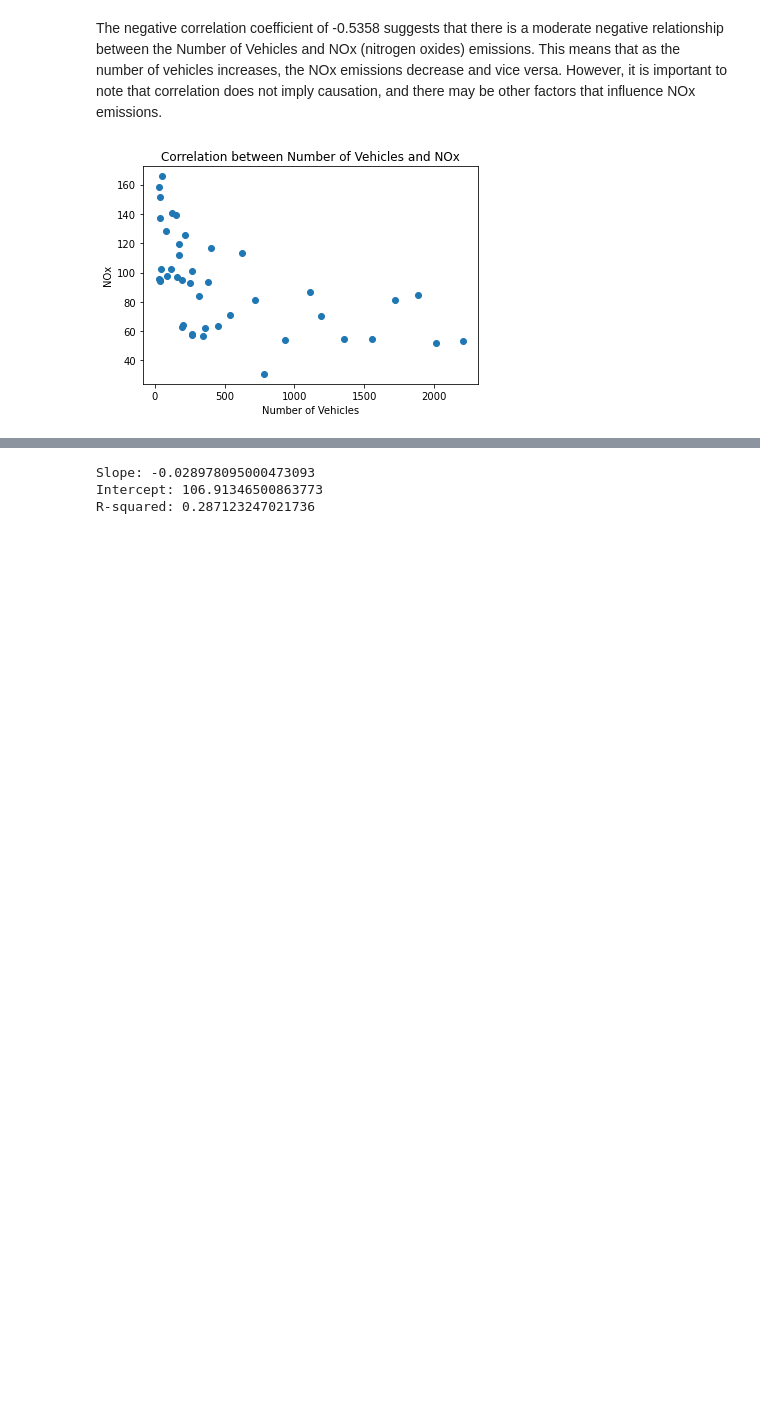
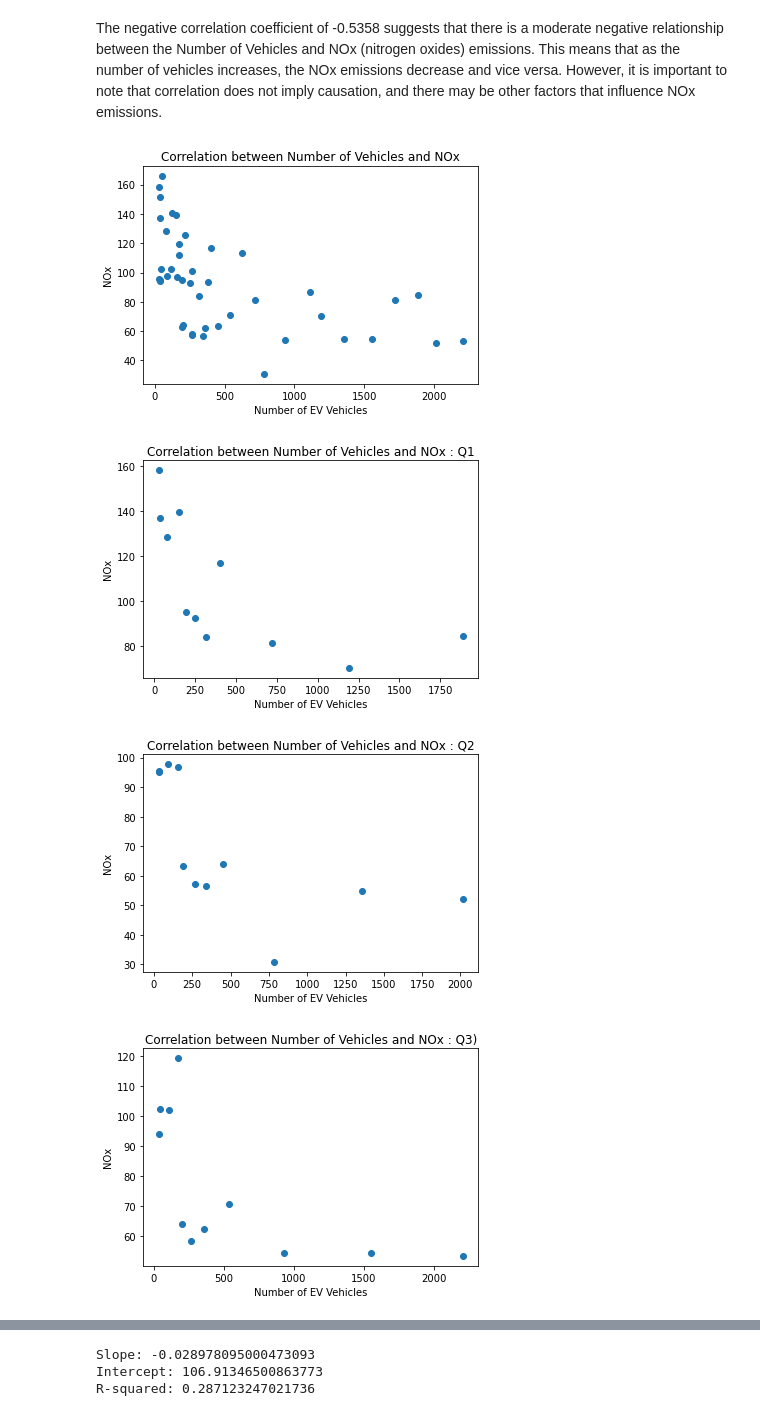
Before and after one commit to sxy1813082/DS-mini-project-repository, a Jupyter notebook: DSMP_G33_EVandAQ.ipynb, the cells around one changed output, grey strips where cells are left out. Cells and saved outputs as stored; diff of their text form; code cells hidden in the pictures; blank space fills up the shorter version.

```diff
--- a/DSMP_G33_EVandAQ.ipynb
+++ b/DSMP_G33_EVandAQ.ipynb
@@ -211,11 +319,38 @@ Correlation between Number of Vehicles and NOx: -0.5358388256012585
 # %% [markdown]
 The negative correlation coefficient of -0.5358 suggests that there is a moderate negative relationship between the Number of Vehicles and NOx (nitrogen oxides) emissions. This means that as the number of vehicles increases, the NOx emissions decrease and vice versa. However, it is important to note that correlation does not imply causation, and there may be other factors that influence NOx emissions.
-# %%
-# Create the scatter plot
-plt.scatter(merged_df['Number of Vehicles'], merged_df['NOx'])
-plt.title('Correlation between Number of Vehicles and NOx')
-plt.xlabel('Number of Vehicles')
-plt.ylabel('NOx')
-plt.show()
-# %% [output]
-[figure, removed]
+# %%
+# Create the scatter plot
+plt.scatter(merged_df['Number of Vehicles'], merged_df['NOx'])
+plt.title('Correlation between Number of Vehicles and NOx')
+plt.xlabel('Number of EV Vehicles')
+plt.ylabel('NOx')
+plt.show()
+
+plt.scatter(merged_df_Q1['Number of Vehicles'], merged_df_Q1['NOx'])
+plt.title('Correlation between Number of Vehicles and NOx : Q1')
+plt.xlabel('Number of EV Vehicles')
+plt.ylabel('NOx')
+plt.show()
+
+plt.scatter(merged_df_Q2['Number of Vehicles'], merged_df_Q2['NOx'])
+plt.title('Correlation between Number of Vehicles and NOx : Q2')
+plt.xlabel('Number of EV Vehicles')
+plt.ylabel('NOx')
+plt.show()
+
+plt.scatter(merged_df_Q3['Number of Vehicles'], merged_df_Q3['NOx'])
+plt.title('Correlation between Number of Vehicles and NOx : Q3)')
+plt.xlabel('Number of EV Vehicles')
+plt.ylabel('NOx')
+plt.show()
+
+plt.scatter(merged_df_Q4['Number of Vehicles'], merged_df_Q4['NOx'])
+plt.title('Correlation between Number of Vehicles and NOx : Q4')
+plt.xlabel('Number of EV Vehicles')
+plt.ylabel('NOx')
+plt.show()
+# %% [output]
+[figure, added]
+[figure, added]
+[figure, added]
+[figure, added]
```
Also changed, not shown: parts of 29 cells of this notebook, 1 other file.
